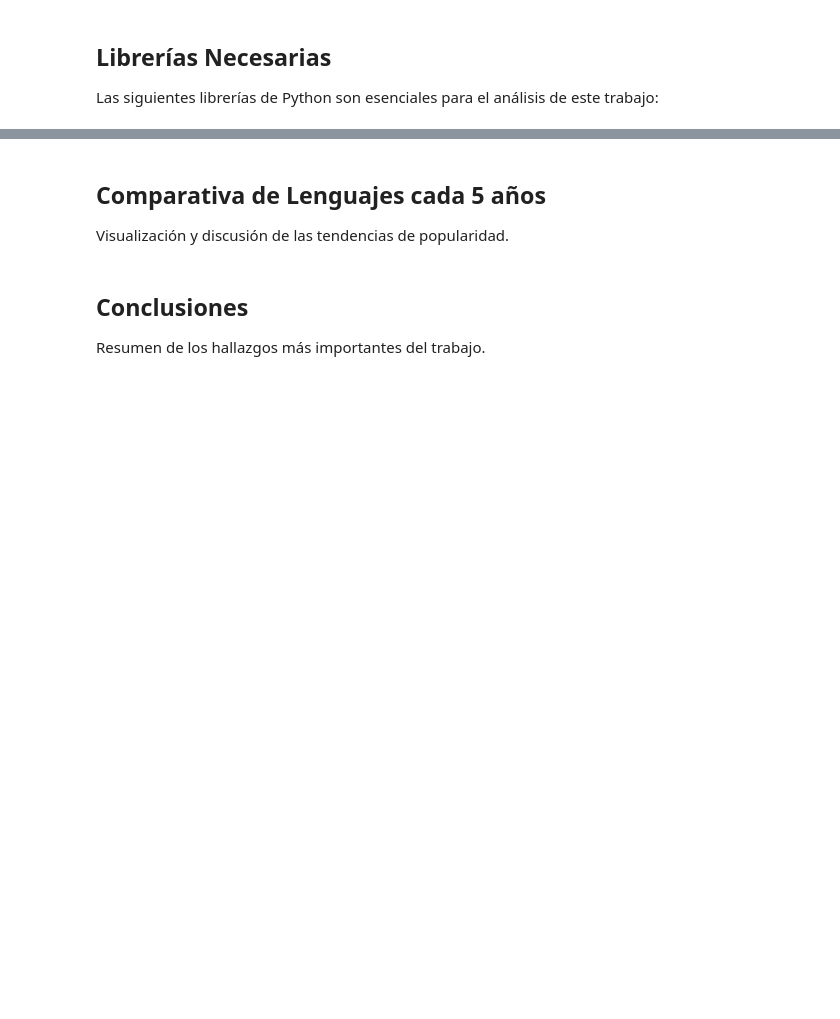
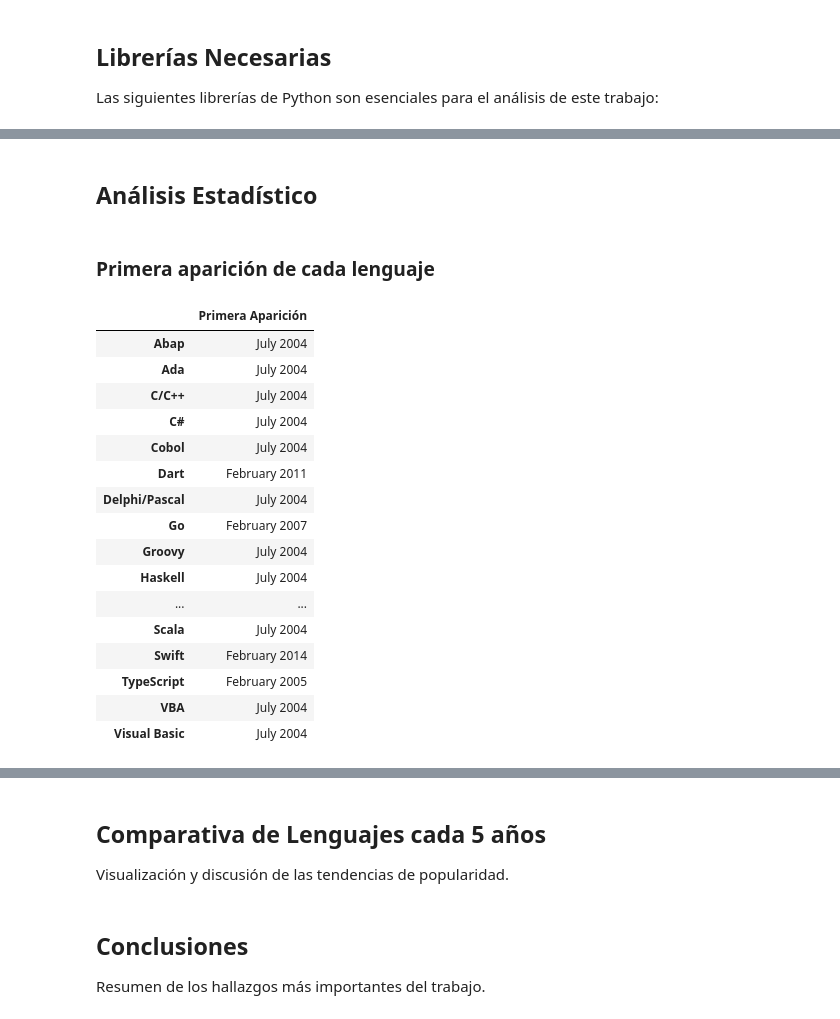
Before and after one commit to JFSS20000/01MIAR04, a Jupyter notebook: 01MIAR04_ACT_Dataset_Sarmiento_Sarmiento_Jose_Fernando.ipynb, the cells around one changed output, grey strips where cells are left out. Saved outputs shown, nothing was run; the diff lists cells and outputs as text; code cells hidden in the pictures; blank space fills up the shorter version.

```diff
--- a/01MIAR04_ACT_Dataset_Sarmiento_Sarmiento_Jose_Fernando.ipynb
+++ b/01MIAR04_ACT_Dataset_Sarmiento_Sarmiento_Jose_Fernando.ipynb
@@ -53,0 +101,36 @@ Esta sección presenta el resumen de las métricas clave y la exploración de da
+# %% [markdown]
+## Análisis Estadístico
+# %% [markdown]
+### Primera aparición de cada lenguaje
+# %%
+# Buscar el mes/año que aparece cada lenguaje de programación en la estadística
+primera_aparicion = {}
+for col in df.columns:
+    if col != 'Date':
+        # Buscar cuando la popularidad es mayor a cero
+        primera_fila = df[df[col] > 0].iloc[0]
+        primera_aparicion[col] = primera_fila['Date']
+
+# Crear un nuevo DataFrame con los resultados
+df_primera_aparicion = pd.DataFrame.from_dict(primera_aparicion, orient='index', columns=['Primera Aparición'])
+
+# Display the table
+display(df_primera_aparicion)
+# %% [output]
+|  | Primera Aparición |
+| Abap | July 2004 |
+| Ada | July 2004 |
+| C/C++ | July 2004 |
+| C# | July 2004 |
+| Cobol | July 2004 |
+| Dart | February 2011 |
+| Delphi/Pascal | July 2004 |
+| Go | February 2007 |
+| Groovy | July 2004 |
+| Haskell | July 2004 |
+| ... | ... |
+| Scala | July 2004 |
+| Swift | February 2014 |
+| TypeScript | February 2005 |
+| VBA | July 2004 |
+| Visual Basic | July 2004 |
```
Also changed, not shown: parts of 10 cells of this notebook.
